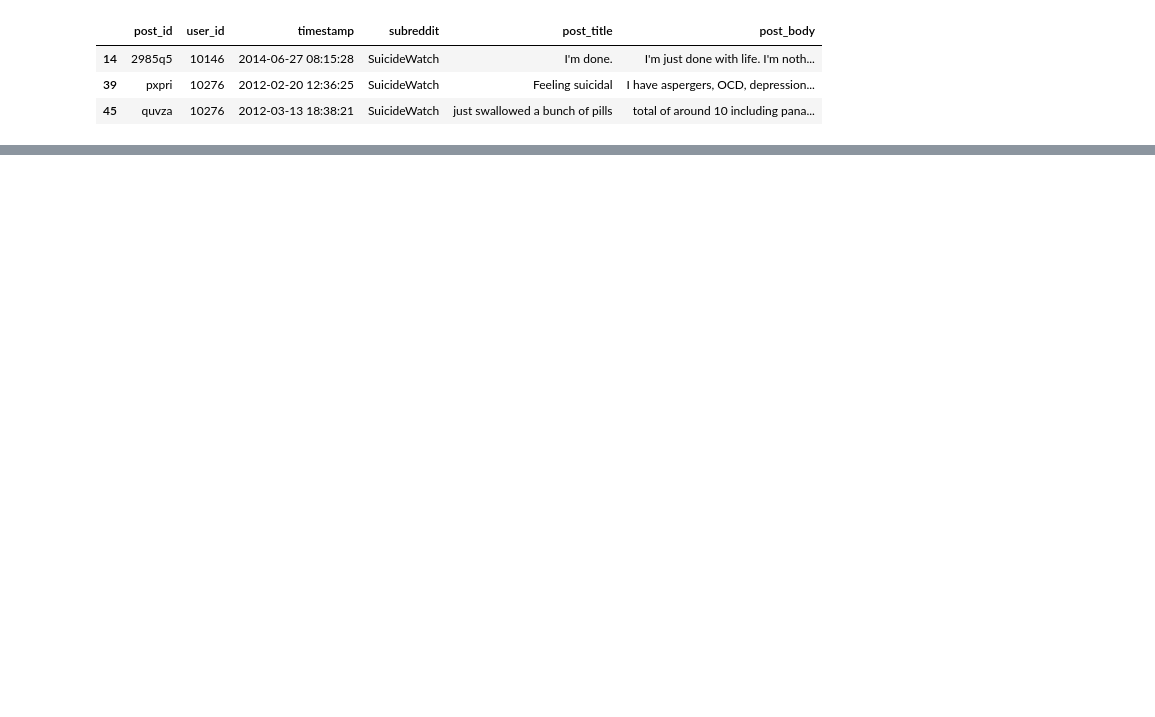
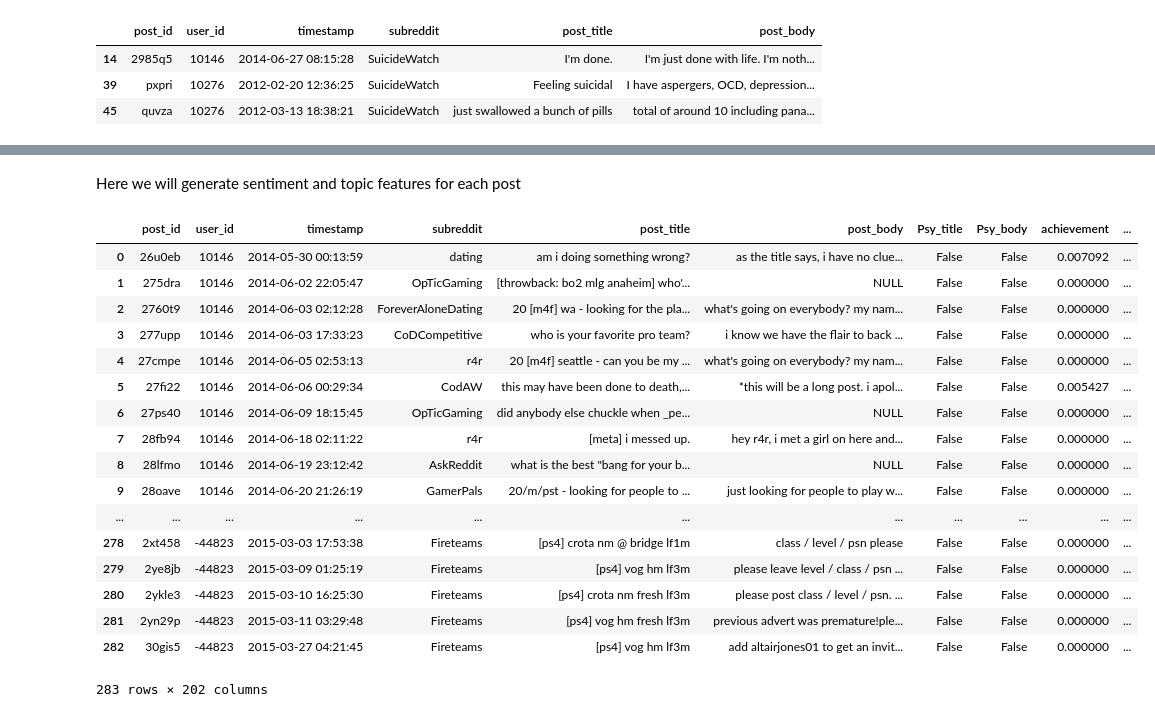
Before and after one commit to luciasalar/suicideDetection, a Jupyter notebook: exploreData.ipynb, the cells around one changed output, grey strips where cells are left out. Saved outputs shown, nothing was run; the diff lists cells and outputs as text; code cells hidden in the pictures; blank space fills up the shorter version.

```diff
--- a/exploreData.ipynb
+++ b/exploreData.ipynb
@@ -145,0 +246,5 @@ for p in patterns:
+# %%
+#clean text, lower cases
+file['post_title'] = file['post_title'].apply(lambda x: x.lower())
+file['post_body'] = file['post_body'].apply(lambda x: x.lower() if type(x) is str else 'NULL')
+file[0:3]
@@ -145,0 +256,11 @@ for p in patterns:
+# %%
+#if words find in text, print 'T', otherwise 'F'
+def findText(text, wordList):
+    for item in wordList:
+        if item in text:
+            return True
+    return False
+
+file['Psy_title'] = file.apply(lambda row: True if findText(row["post_title"], PsyList) else False, axis=1)
+file['Psy_body'] = file.apply(lambda row: True if findText(row["post_body"], PsyList) else False, axis=1)
+file[1:5]
@@ -145,0 +313,39 @@ for p in patterns:
+# %% [markdown]
+Here we will generate sentiment and topic features for each post
+# %%
+lexicon = Empath()
+def getEmpath(file):
+    empathy = {}
+    for item, postid in zip(file['post_body'],file['post_id']):
+        empathy[postid] = lexicon.analyze(item, normalize=True)
+
+    empathyFea = pd.DataFrame.from_dict(empathy)
+    empathyFea = empathyFea.T
+    empathyFea['post_id'] = empathyFea.index
+    return empathyFea
+
+empathyFea = getEmpath(file)
+# %%
+#merge empath features with file
+Fea = pd.merge(file, empathyFea, on = 'post_id')
+# %%
+Fea
+# %% [output]
+|  | post_id | user_id | timestamp | subreddit | post_title | post_body | Psy_title | Psy_body | achievement | ... |
+| 0 | 26u0eb | 10146 | 2014-05-30 00:13:59 | dating | am i doing something wrong? | as the title says, i have no clue... | False | False | 0.007092 | ... |
+| 1 | 275dra | 10146 | 2014-06-02 22:05:47 | OpTicGaming | [throwback: bo2 mlg anaheim] who'... | NULL | False | False | 0.000000 | ... |
+| 2 | 2760t9 | 10146 | 2014-06-03 02:12:28 | ForeverAloneDating | 20 [m4f] wa - looking for the pla... | what's going on everybody? my nam... | False | False | 0.000000 | ... |
+| 3 | 277upp | 10146 | 2014-06-03 17:33:23 | CoDCompetitive | who is your favorite pro team? | i know we have the flair to back ... | False | False | 0.000000 | ... |
+| 4 | 27cmpe | 10146 | 2014-06-05 02:53:13 | r4r | 20 [m4f] seattle - can you be my ... | what's going on everybody? my nam... | False | False | 0.000000 | ... |
+| 5 | 27fi22 | 10146 | 2014-06-06 00:29:34 | CodAW | this may have been done to death,... | *this will be a long post. i apol... | False | False | 0.005427 | ... |
+| 6 | 27ps40 | 10146 | 2014-06-09 18:15:45 | OpTicGaming | did anybody else chuckle when _pe... | NULL | False | False | 0.000000 | ... |
+| 7 | 28fb94 | 10146 | 2014-06-18 02:11:22 | r4r | [meta] i messed up. | hey r4r, i met a girl on here and... | False | False | 0.000000 | ... |
+| 8 | 28lfmo | 10146 | 2014-06-19 23:12:42 | AskReddit | what is the best "bang for your b... | NULL | False | False | 0.000000 | ... |
+| 9 | 28oave | 10146 | 2014-06-20 21:26:19 | GamerPals | 20/m/pst - looking for people to ... | just looking for people to play w... | False | False | 0.000000 | ... |
+| ... | ... | ... | ... | ... | ... | ... | ... | ... | ... | ... |
+| 278 | 2xt458 | -44823 | 2015-03-03 17:53:38 | Fireteams | [ps4] crota nm @ bridge lf1m | class / level / psn please | False | False | 0.000000 | ... |
+| 279 | 2ye8jb | -44823 | 2015-03-09 01:25:19 | Fireteams | [ps4] vog hm lf3m | please leave level / class / psn ... | False | False | 0.000000 | ... |
+| 280 | 2ykle3 | -44823 | 2015-03-10 16:25:30 | Fireteams | [ps4] crota nm fresh lf3m | please post class / level / psn. ... | False | False | 0.000000 | ... |
+| 281 | 2yn29p | -44823 | 2015-03-11 03:29:48 | Fireteams | [ps4] vog hm fresh lf3m | previous advert was premature!ple... | False | False | 0.000000 | ... |
+| 282 | 30gis5 | -44823 | 2015-03-27 04:21:45 | Fireteams | [ps4] vog hm lf3m | add altairjones01 to get an invit... | False | False | 0.000000 | ... |
+283 rows × 202 columns
```
Also changed, not shown: parts of 30 cells of this notebook, 2 other files.
